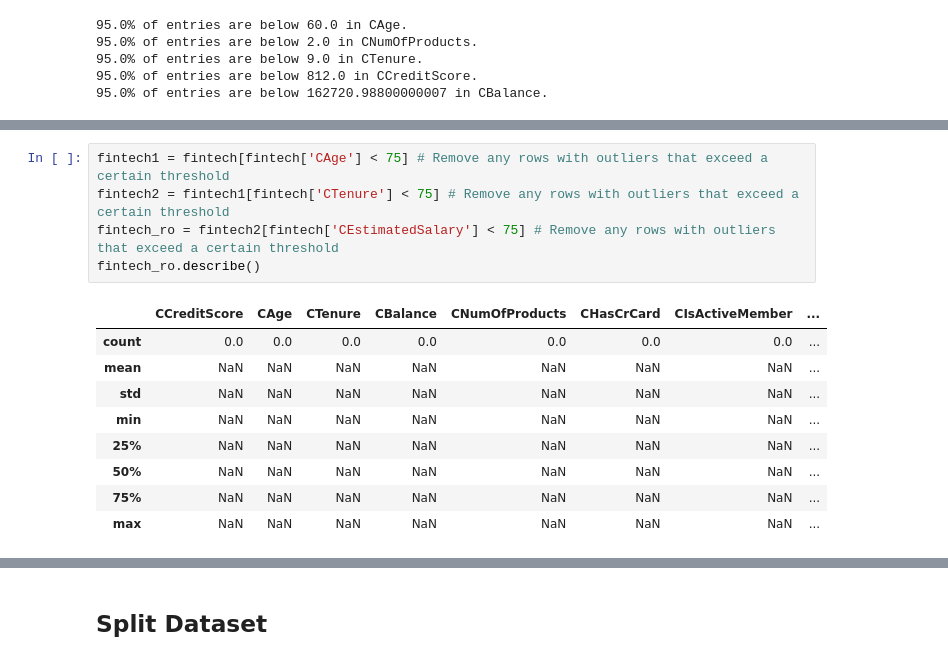
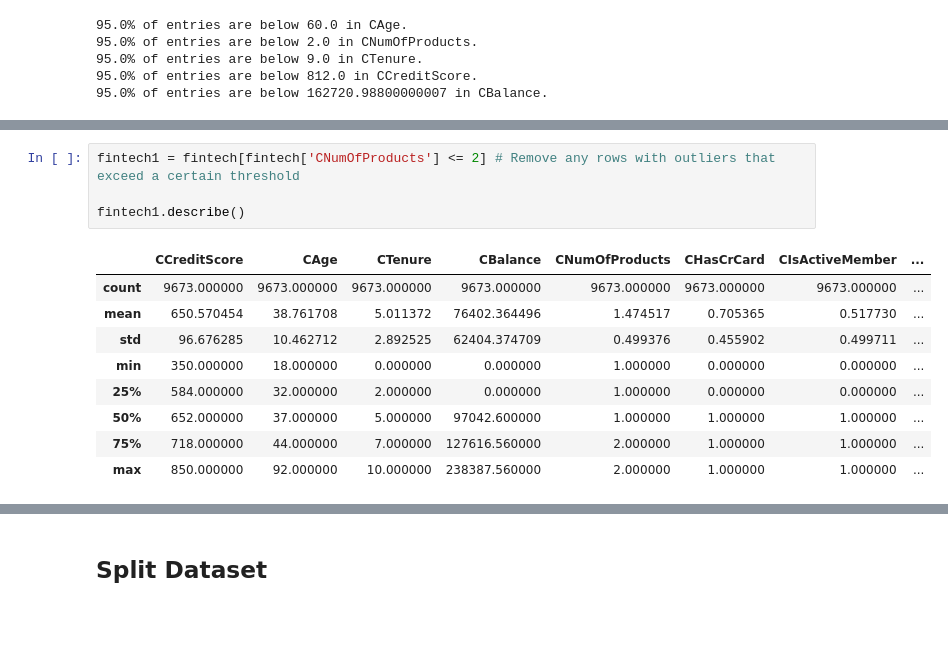
Before and after one commit to Ph1lippK/VAWI, a Jupyter notebook: Assignment_01_2270603.ipynb, the cells around one changed output, grey strips where cells are left out. Saved outputs shown, nothing was run; the diff lists cells and outputs as text; blank space fills up the shorter version.

```diff
--- a/Assignment_01_2270603.ipynb
+++ b/Assignment_01_2270603.ipynb
@@ -1018,15 +999,14 @@ For CBalance I have to do further analysis, since there are over 3500 accounts w
 # %%
-fintech1 = fintech[fintech['CAge'] < 75] # Remove any rows with outliers that exceed a certain threshold
-fintech2 = fintech1[fintech['CTenure'] < 75] # Remove any rows with outliers that exceed a certain threshold
-fintech_ro = fintech2[fintech['CEstimatedSalary'] < 75] # Remove any rows with outliers that exceed a certain threshold
-fintech_ro.describe()
+fintech1 = fintech[fintech['CNumOfProducts'] <= 2] # Remove any rows with outliers that exceed a certain threshold
+
+fintech1.describe()
 # %% [output]
 |  | CCreditScore | CAge | CTenure | CBalance | CNumOfProducts | CHasCrCard | CIsActiveMember | ... |
-| count | 0.0 | 0.0 | 0.0 | 0.0 | 0.0 | 0.0 | 0.0 | ... |
-| mean | NaN | NaN | NaN | NaN | NaN | NaN | NaN | ... |
-| std | NaN | NaN | NaN | NaN | NaN | NaN | NaN | ... |
-| min | NaN | NaN | NaN | NaN | NaN | NaN | NaN | ... |
-| 25% | NaN | NaN | NaN | NaN | NaN | NaN | NaN | ... |
-| 50% | NaN | NaN | NaN | NaN | NaN | NaN | NaN | ... |
-| 75% | NaN | NaN | NaN | NaN | NaN | NaN | NaN | ... |
-| max | NaN | NaN | NaN | NaN | NaN | NaN | NaN | ... |
+| count | 9673.000000 | 9673.000000 | 9673.000000 | 9673.000000 | 9673.000000 | 9673.000000 | 9673.000000 | ... |
+| mean | 650.570454 | 38.761708 | 5.011372 | 76402.364496 | 1.474517 | 0.705365 | 0.517730 | ... |
+| std | 96.676285 | 10.462712 | 2.892525 | 62404.374709 | 0.499376 | 0.455902 | 0.499711 | ... |
+| min | 350.000000 | 18.000000 | 0.000000 | 0.000000 | 1.000000 | 0.000000 | 0.000000 | ... |
+| 25% | 584.000000 | 32.000000 | 2.000000 | 0.000000 | 1.000000 | 0.000000 | 0.000000 | ... |
+| 50% | 652.000000 | 37.000000 | 5.000000 | 97042.600000 | 1.000000 | 1.000000 | 1.000000 | ... |
+| 75% | 718.000000 | 44.000000 | 7.000000 | 127616.560000 | 2.000000 | 1.000000 | 1.000000 | ... |
+| max | 850.000000 | 92.000000 | 10.000000 | 238387.560000 | 2.000000 | 1.000000 | 1.000000 | ... |
```
Also changed, not shown: parts of 26 cells of this notebook.
